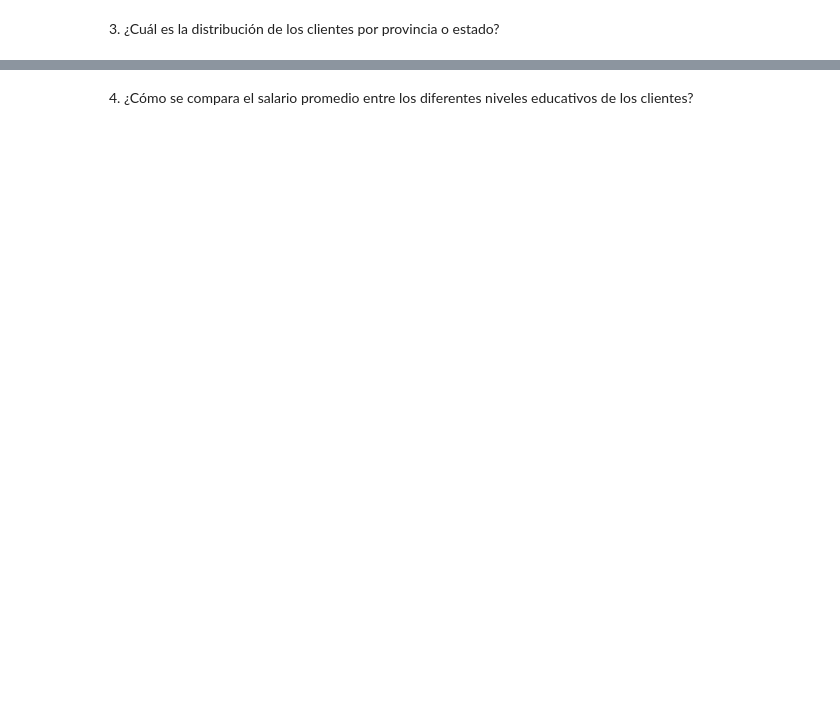
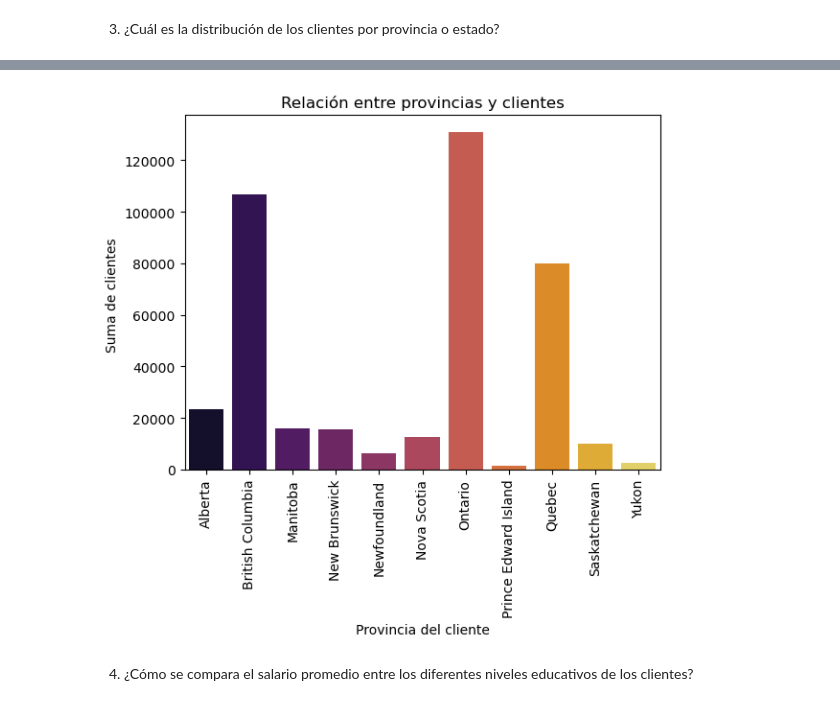
Before and after one commit to Adalab/bda-modulo-3-evaluacion-final-BiancaGemarR, a Jupyter notebook: visualizacion2.0_evaluacion.ipynb, the cells around one changed output, grey strips where cells are left out. Cells and saved outputs as stored; diff of their text form; code cells hidden in the pictures; blank space fills up the shorter version.

```diff
--- a/visualizacion2.0_evaluacion.ipynb
+++ b/visualizacion2.0_evaluacion.ipynb
@@ -115,2 +128,6 @@ axes[1].set_title("Vuelos reservados por mes en 2018");
 # %% [markdown]
 3.  ¿Cuál es la distribución de los clientes por provincia o estado?
+# %%
+#Aclaración, todos los clientes son de Canada.
+df_province = df_merged.groupby("Province")['Loyalty_Number'].count().reset_index()
+df_province
@@ -116,0 +147,11 @@ axes[1].set_title("Vuelos reservados por mes en 2018");
+# %%
+sns.barplot(x = "Province",
+              y= "Loyalty_Number",
+              data = df_province,
+              palette = "inferno")
+plt.xlabel("Provincia del cliente")
+plt.xticks(rotation = 90)
+plt.ylabel("Suma de clientes ")
+plt.title("Relación entre provincias y clientes");
+# %% [output]
+[figure, added]
```
Also changed, not shown: parts of 9 cells of this notebook.
